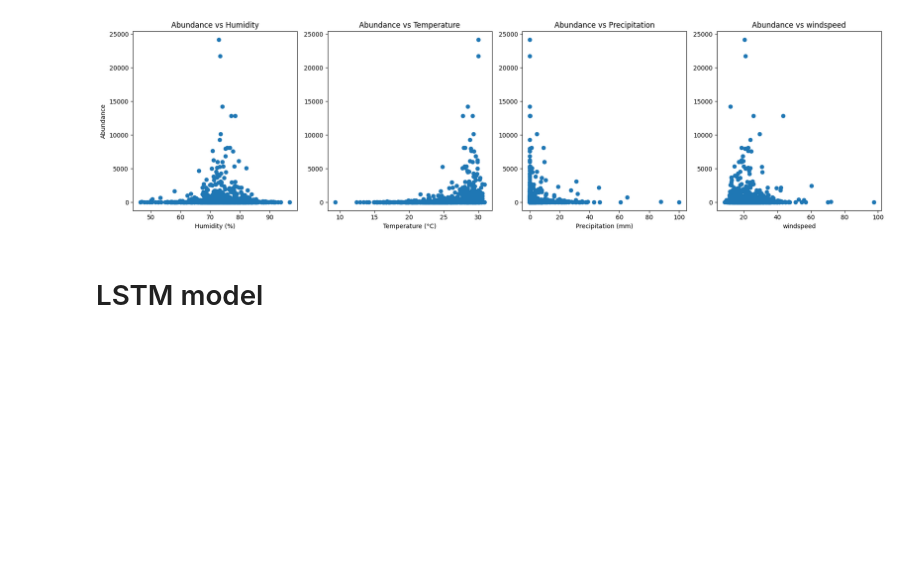
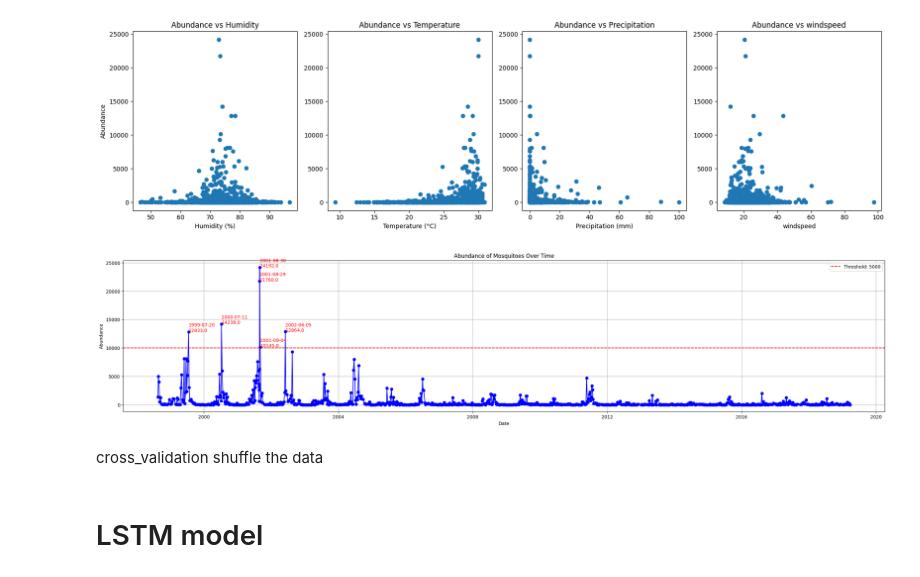
Before and after one commit to Zhengnan817/capstone, a Jupyter notebook: floridaLSTM.ipynb, the cells around one changed output. Cells and saved outputs as stored; diff of their text form; code cells hidden in the pictures; blank space fills up the shorter version.

```diff
--- a/floridaLSTM.ipynb
+++ b/floridaLSTM.ipynb
@@ -233,6 +233,36 @@ plt.tight_layout()
 plt.show()
 # %% [output]
 [figure]
+# %%
+plt.figure(figsize=(30, 6))
+
+# 绘制 'abundance' 数据
+plt.plot(df['Date'], df['abundance'], marker='o', linestyle='-', color='blue')
+
+# 添加红色横虚线在 y=5000
+plt.axhline(y=10000, color='r', linestyle='--', label='Threshold: 5000')
+
+# 标注大于 5000 的点
+for i, row in df.iterrows():
+    if row['abundance'] > 10000:
+        plt.text(row['Date'], row['abundance'], f"{row['Date'].strftime('%Y-%m-%d')}\n{row['abundance']}", color='red')
+
+# 设置图例
+plt.legend()
+
+# 设置标题和轴标签
+plt.title('Abundance of Mosquitoes Over Time')
+plt.xlabel('Date')
+plt.ylabel('Abundance')
+
+# 显示图形
+plt.grid(True)
+plt.show()
+# %% [output]
+[figure, added]
+# %% [markdown]
+cross_validation
+shuffle the data
 # %% [markdown]
 # LSTM model
 # %%
```
Also changed, not shown: parts of 1 cell of this notebook, 1 other file.
